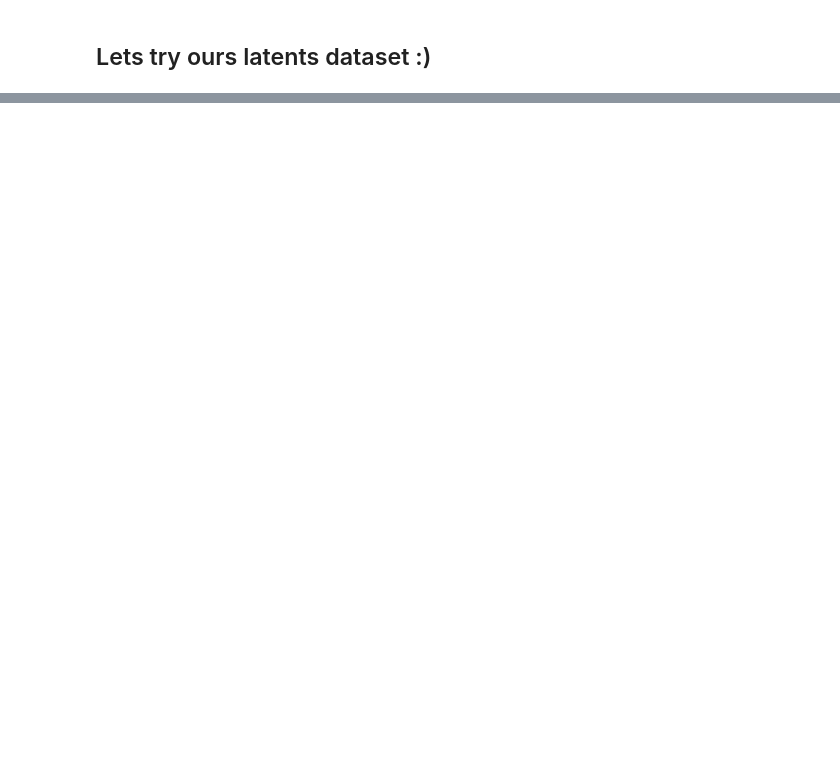
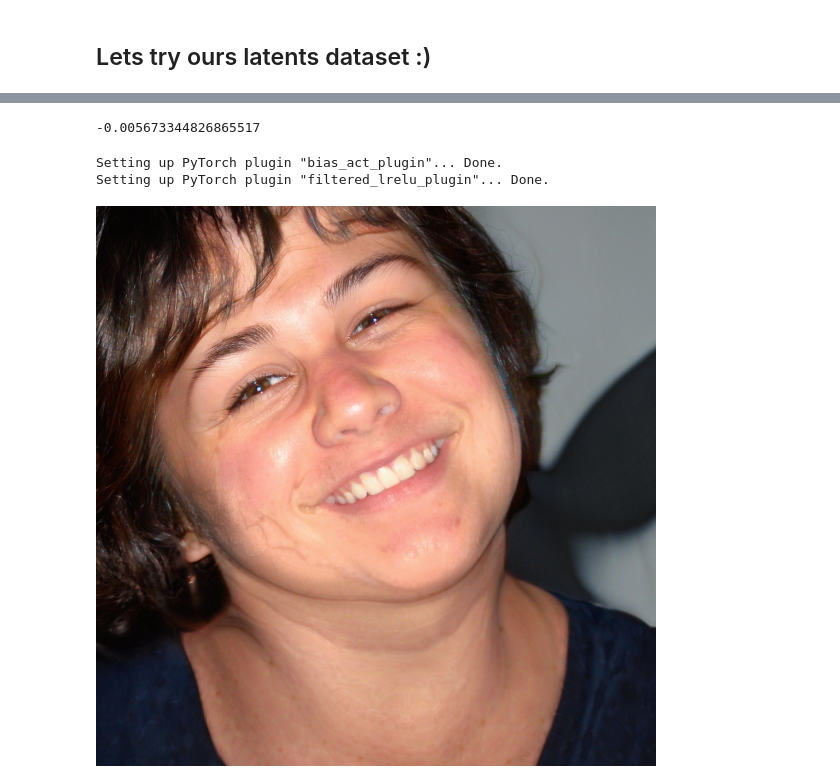
Before and after one commit to Wicwik/DP, a Jupyter notebook: notebooks/test_vs_mnist.ipynb, the cells around one changed output, grey strips where cells are left out. Cells and saved outputs as stored; diff of their text form; code cells hidden in the pictures; blank space fills up the shorter version.

```diff
--- a/notebooks/test_vs_mnist.ipynb
+++ b/notebooks/test_vs_mnist.ipynb
@@ -157,0 +162,4 @@ tensor(1.0000)
+# %%
+np.mean(pred - test)
+# %% [output]
+-0.005673344826865517
@@ -157,0 +170,11 @@ tensor(1.0000)
+# %%
+generator.generate_from('test_vs.png', test.reshape(-1,512))
+generator.generate_from('pred_vs.png', pred.reshape(-1,512))
+# %% [output]
+Setting up PyTorch plugin "bias_act_plugin"... Done.
+Setting up PyTorch plugin "filtered_lrelu_plugin"... Done.
+# %%
+from IPython.display import Image
+Image(filename='test_vs.png')
+# %% [output]
+[figure, added]
```
Also changed, not shown: parts of 11 cells of this notebook, 5 other files.
